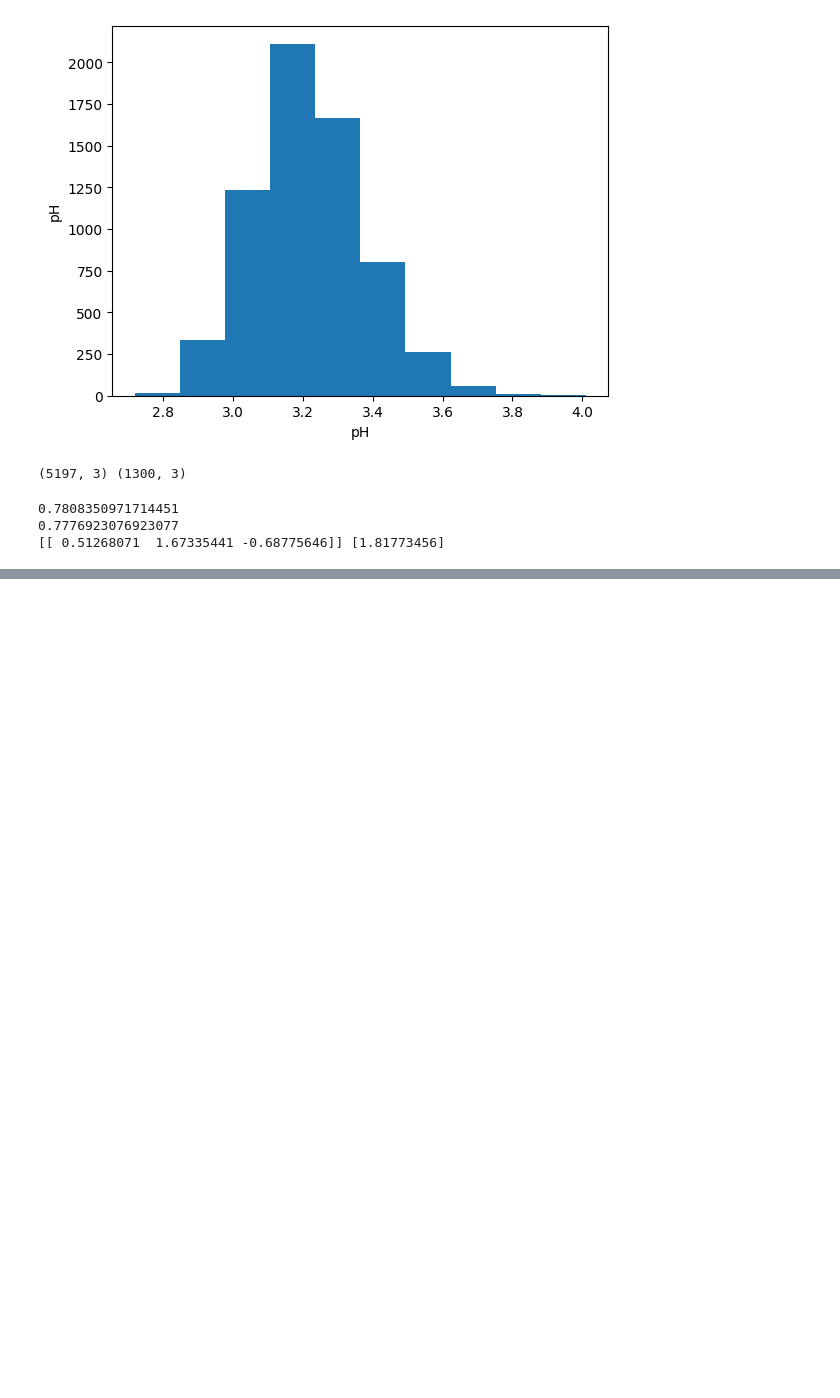
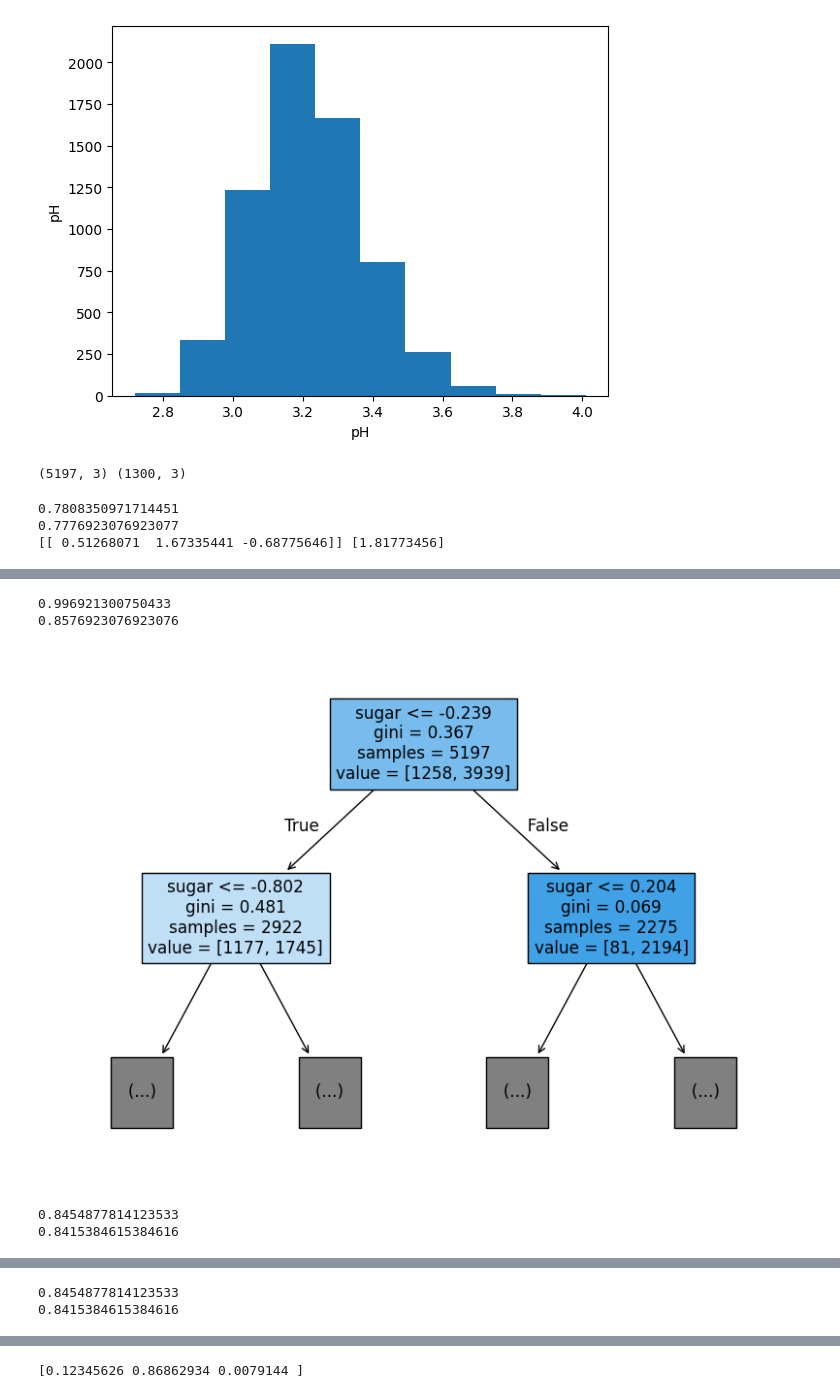
Before and after one commit to JHONEY-076/Machine_Learning, a Jupyter notebook: dataset/Lecture6_1.ipynb, the cells around one changed output, grey strips where cells are left out. Cells and saved outputs as stored; diff of their text form; code cells hidden in the pictures; blank space fills up the shorter version.

```diff
--- a/dataset/Lecture6_1.ipynb
+++ b/dataset/Lecture6_1.ipynb
@@ -107,0 +151,50 @@ print(lr.coef_,lr.intercept_)
+# %%
+## DecisionTreeClassifier 모델링
+from sklearn.tree import DecisionTreeClassifier
+
+dt=DecisionTreeClassifier()
+dt.fit(train_scaled,train_target)
+print(dt.score(train_scaled,train_target))
+print(dt.score(test_scaled, test_target))
+
+
+##  깊이가 1인 트리 그래프 시각화
+import matplotlib.pyplot as plt
+from sklearn.tree import plot_tree
+
+
+plt.figure(figsize=(10,7))
+plot_tree(dt,max_depth=1,filled=True,feature_names=['alcohol','sugar','pH']) ## filled=True로 지정하면 클래스 마다 색깔을 부여하고 어떤 클래스의 비율이 높아지면 점점 진한색으로 표시가 된다.
+plt.show()
+
+## 깊이가 3인 트리 학습 및 시각화
+dt=DecisionTreeClassifier(max_depth=3,random_state=42)
+dt.fit(train_scaled, train_target)
+print(dt.score(train_scaled,train_target))
+print(dt.score(test_scaled,test_target))
+
+plt.figure(figsize=(20,15))
+plot_tree(dt,filled=True, feature_names=["alcohol",'sugar','pH'])
+plt.show()
+
+
+
+## 깊이가 3인 트리 학습 및 시각화(데이터 전처리 작업 x)
+dt=DecisionTreeClassifier(max_depth=3,random_state=42)
+dt.fit(train_input, train_target)
+print(dt.score(train_input,train_target))
+print(dt.score(test_input,test_target))
+
+
+plt.figure(figsize=(20,15))
+plot_tree(dt,filled=True,feature_names=["alcohol","sugar","pH"])
+plt.show()
+
+## 특성 중요도 출력
+print(dt.feature_importances_)
+# %% [output]
+0.996921300750433
+0.8576923076923076
+[figure, added]
+0.8454877814123533
+0.8415384615384616
@@ -107,0 +202,2 @@ print(lr.coef_,lr.intercept_)
+0.8454877814123533
+0.8415384615384616
@@ -107,0 +205 @@ print(lr.coef_,lr.intercept_)
+[0.12345626 0.86862934 0.0079144 ]
```
Also changed, not shown: parts of 3 cells of this notebook.
